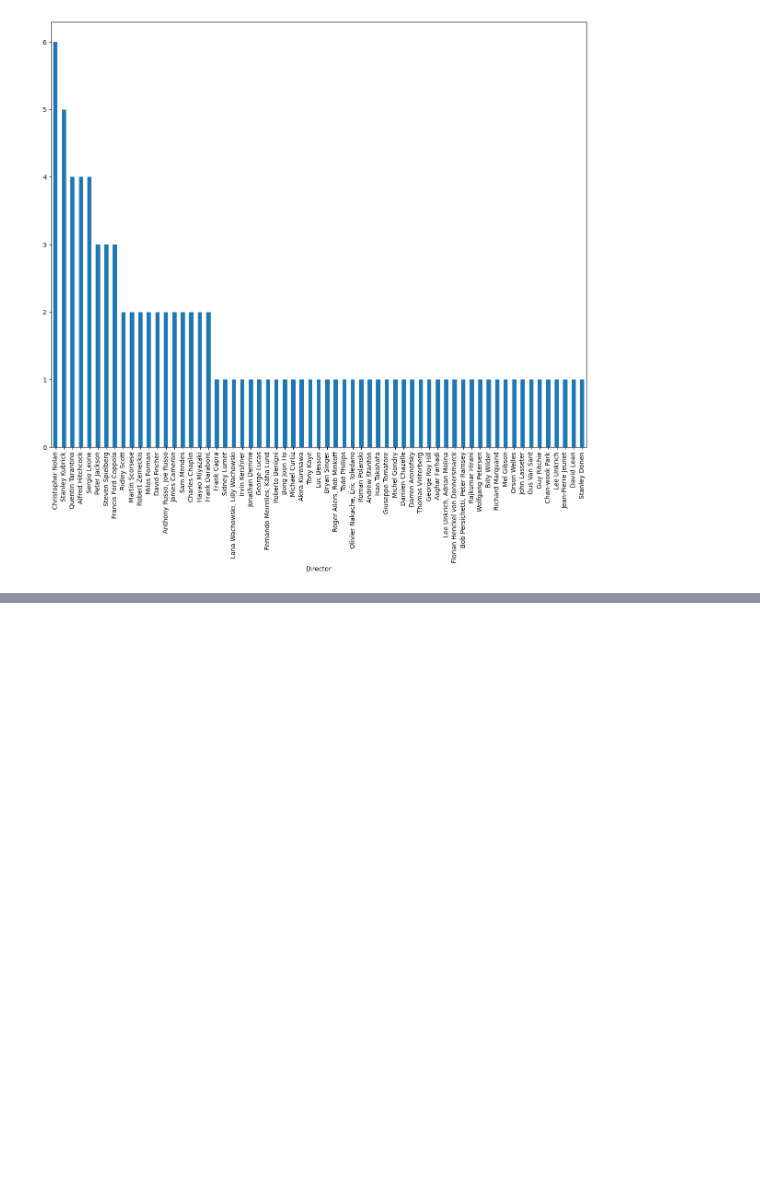
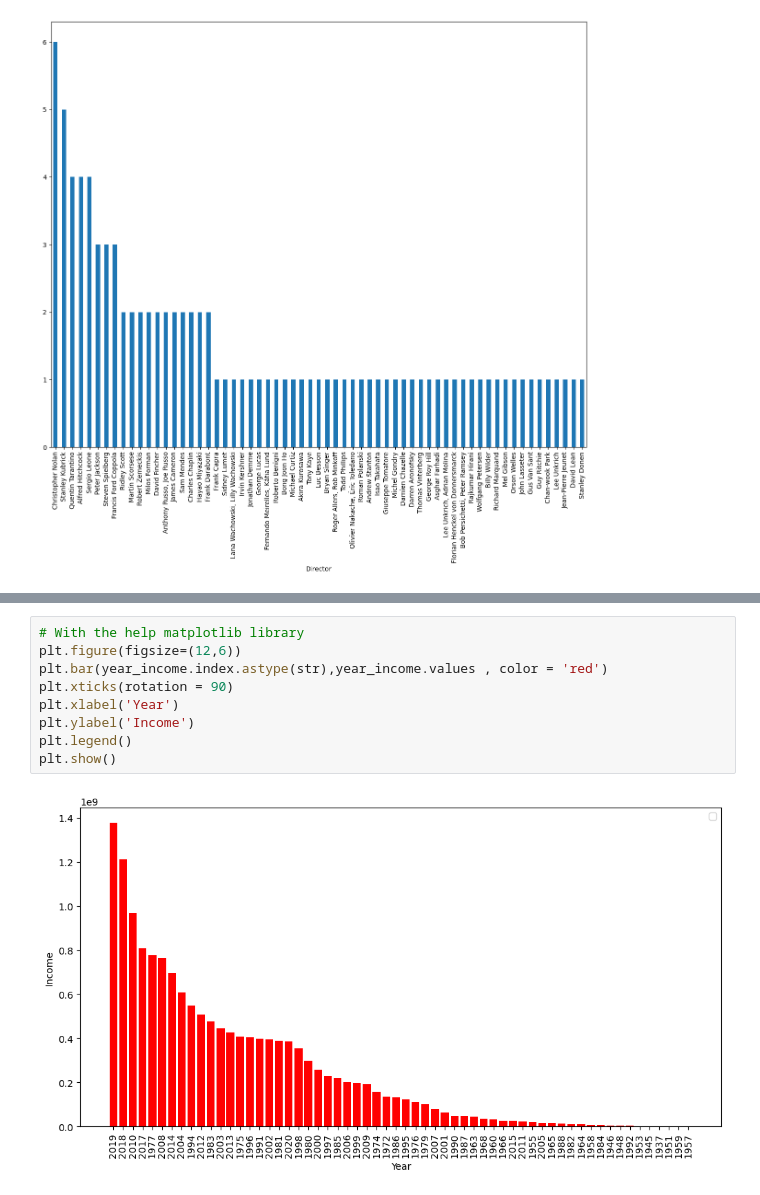
Before and after one commit to Sreesanth-e/EDA, a Jupyter notebook: IMDB/IMDB_EDA.ipynb, the cells around one changed output, grey strips where cells are left out. Drawn from its saved outputs; the diff is of its cells as text; blank space fills up the shorter version.

```diff
--- a/IMDB/IMDB_EDA.ipynb
+++ b/IMDB/IMDB_EDA.ipynb
@@ -1124,0 +1140,11 @@ df['Director'].value_counts().sort_values(ascending=False).plot(kind='bar' , fig
+# %%
+# With the help matplotlib library
+plt.figure(figsize=(12,6))
+plt.bar(year_income.index.astype(str),year_income.values , color = 'red')
+plt.xticks(rotation = 90)
+plt.xlabel('Year')
+plt.ylabel('Income')
+plt.legend()
+plt.show()
+# %% [output]
+[figure, added]
```
Also changed, not shown: parts of 17 cells of this notebook.
